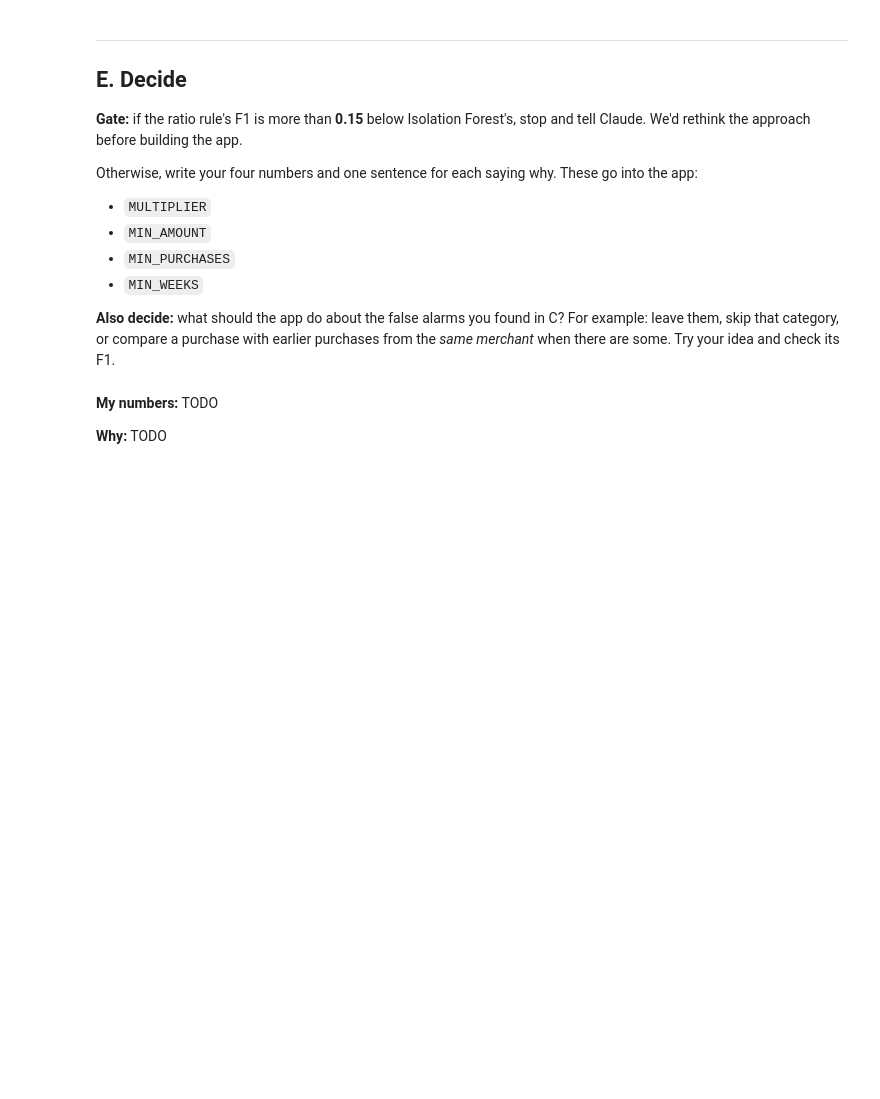
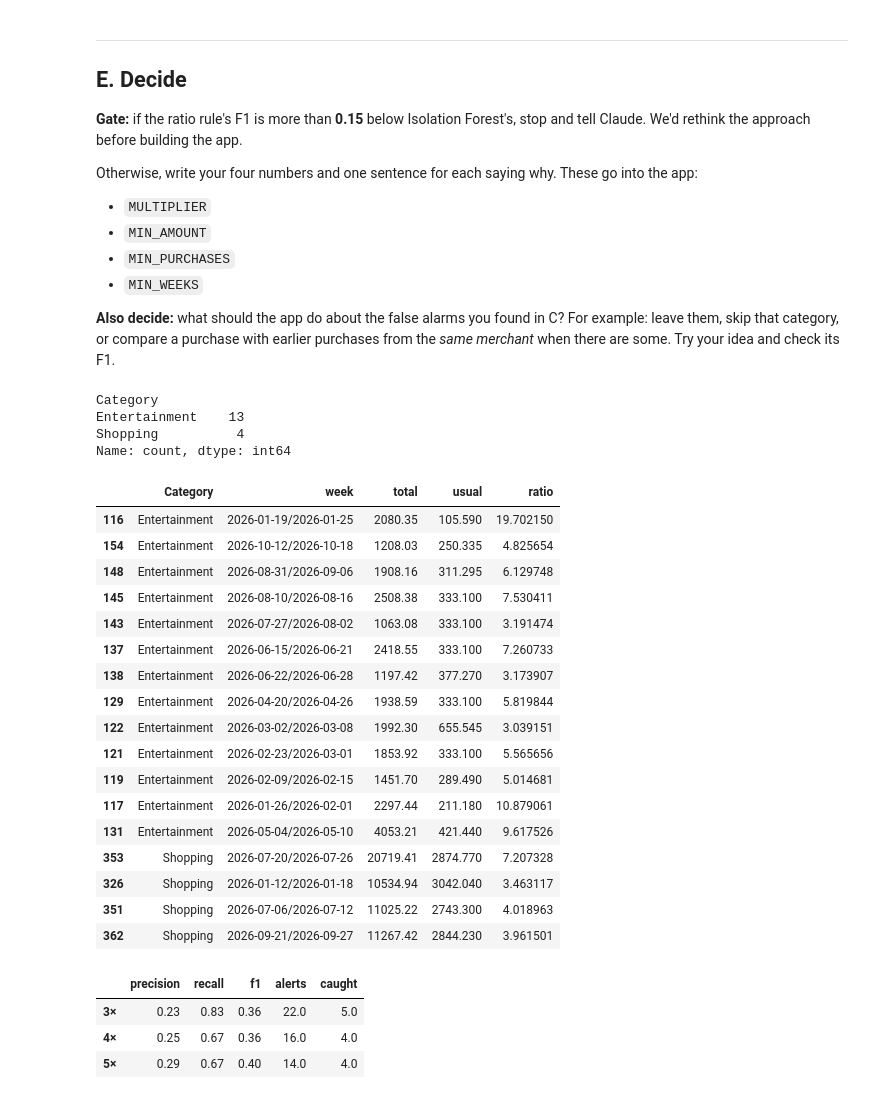
Before and after one commit to ronmarabalos/Machine-Learning, a Jupyter notebook: notebooks/04-anomalies.ipynb, the cells around one changed output. Drawn from its saved outputs; the diff is of its cells as text; code cells hidden in the pictures; blank space fills up the shorter version.

Commit message:
Complete Week 4 anomaly notebook

```diff
--- a/notebooks/04-anomalies.ipynb
+++ b/notebooks/04-anomalies.ipynb
@@ -121,3 +271,32 @@ Now the total per **category per week** (weeks start Monday).
 Score it: a (week, category) is a real spree if it contains any `spree` row. Flag `ratio >= 3`, `total >= 500`, `earlier_weeks >= 4`, `usual > 0`.
 # %%
 # TODO
+# Truth: (Category, week) pairs that contain at least one spree purchase
+spree_keys = (
+    exp.loc[exp['Anomaly'] == 'spree', ['Category', 'week']]
+       .drop_duplicates()
+       .assign(is_spree=True)
+)
+weeks = weeks.drop(columns='is_spree', errors='ignore').merge(
+    spree_keys, on=['Category', 'week'], how='left')
+weeks['is_spree'] = weeks['is_spree'].fillna(False).astype(bool)
+
+# Rule
+spree_pred = (
+    (weeks['ratio'] >= 3) &
+    (weeks['total'] >= 500) &
+    (weeks['earlier_weeks'] >= 4) &
+    (weeks['usual'] > 0)
+)
+
+# Score (manual: score() is built for per-purchase rows in exp)
+tp = (spree_pred & weeks['is_spree']).sum()
+fp = (spree_pred & ~weeks['is_spree']).sum()
+fn = (~spree_pred & weeks['is_spree']).sum()
+
+precision = tp / (tp + fp) if tp + fp else 0.0
+recall    = tp / (tp + fn) if tp + fn else 0.0
+f1 = 2 * precision * recall / (precision + recall) if precision + recall else 0.0
+
+print(f'precision {precision:.2f}  recall {recall:.2f}  f1 {f1:.2f}  '
+      f'alerts {int(spree_pred.sum())}  real sprees {int(weeks["is_spree"].sum())}')
@@ -133,7 +314,47 @@ Otherwise, write your four numbers and one sentence for each saying why. These g
 - `MIN_WEEKS`
 
 **Also decide:** what should the app do about the false alarms you found in C? For example: leave them, skip that category, or compare a purchase with earlier purchases from the *same merchant* when there are some. Try your idea and check its F1.
-# %% [markdown]
-**My numbers:** TODO
-
-**Why:** TODO
+# %%
+week_rule = lambda mult, mw: ((weeks['ratio'] >= mult) & (weeks['total'] >= 500) &
+                              (weeks['earlier_weeks'] >= mw) & (weeks['usual'] > 0))
+
+wfa = weeks[week_rule(3, 4) & ~weeks['is_spree']]
+print(wfa['Category'].value_counts())
+wfa.sort_values('Category')[['Category', 'week', 'total', 'usual', 'ratio']]
+# %% [output]
+Category
+Entertainment    13
+Shopping          4
+Name: count, dtype: int64
+|  | Category | week | total | usual | ratio |
+| 116 | Entertainment | 2026-01-19/2026-01-25 | 2080.35 | 105.590 | 19.702150 |
+| 154 | Entertainment | 2026-10-12/2026-10-18 | 1208.03 | 250.335 | 4.825654 |
+| 148 | Entertainment | 2026-08-31/2026-09-06 | 1908.16 | 311.295 | 6.129748 |
+| 145 | Entertainment | 2026-08-10/2026-08-16 | 2508.38 | 333.100 | 7.530411 |
+| 143 | Entertainment | 2026-07-27/2026-08-02 | 1063.08 | 333.100 | 3.191474 |
+| 137 | Entertainment | 2026-06-15/2026-06-21 | 2418.55 | 333.100 | 7.260733 |
+| 138 | Entertainment | 2026-06-22/2026-06-28 | 1197.42 | 377.270 | 3.173907 |
+| 129 | Entertainment | 2026-04-20/2026-04-26 | 1938.59 | 333.100 | 5.819844 |
+| 122 | Entertainment | 2026-03-02/2026-03-08 | 1992.30 | 655.545 | 3.039151 |
+| 121 | Entertainment | 2026-02-23/2026-03-01 | 1853.92 | 333.100 | 5.565656 |
+| 119 | Entertainment | 2026-02-09/2026-02-15 | 1451.70 | 289.490 | 5.014681 |
+| 117 | Entertainment | 2026-01-26/2026-02-01 | 2297.44 | 211.180 | 10.879061 |
+| 131 | Entertainment | 2026-05-04/2026-05-10 | 4053.21 | 421.440 | 9.617526 |
+| 353 | Shopping | 2026-07-20/2026-07-26 | 20719.41 | 2874.770 | 7.207328 |
+| 326 | Shopping | 2026-01-12/2026-01-18 | 10534.94 | 3042.040 | 3.463117 |
+| 351 | Shopping | 2026-07-06/2026-07-12 | 11025.22 | 2743.300 | 4.018963 |
+| 362 | Shopping | 2026-09-21/2026-09-27 | 11267.42 | 2844.230 | 3.961501 |
+# %%
+def wscore(pred):
+    t = weeks['is_spree']
+    tp, fp, fn = (pred & t).sum(), (pred & ~t).sum(), (~pred & t).sum()
+    p = tp/(tp+fp) if tp+fp else 0; r = tp/(tp+fn) if tp+fn else 0
+    return {'precision': p, 'recall': r, 'f1': 2*p*r/(p+r) if p+r else 0,
+            'alerts': int(pred.sum()), 'caught': int(tp)}
+
+pd.DataFrame({f'{m}×': wscore(week_rule(m, 4)) for m in [3, 4, 5]}).T.round(2)
+# %% [output]
+|  | precision | recall | f1 | alerts | caught |
+| 3× | 0.23 | 0.83 | 0.36 | 22.0 | 5.0 |
+| 4× | 0.25 | 0.67 | 0.36 | 16.0 | 4.0 |
+| 5× | 0.29 | 0.67 | 0.40 | 14.0 | 4.0 |
```
Also changed, not shown: parts of 18 cells of this notebook.
